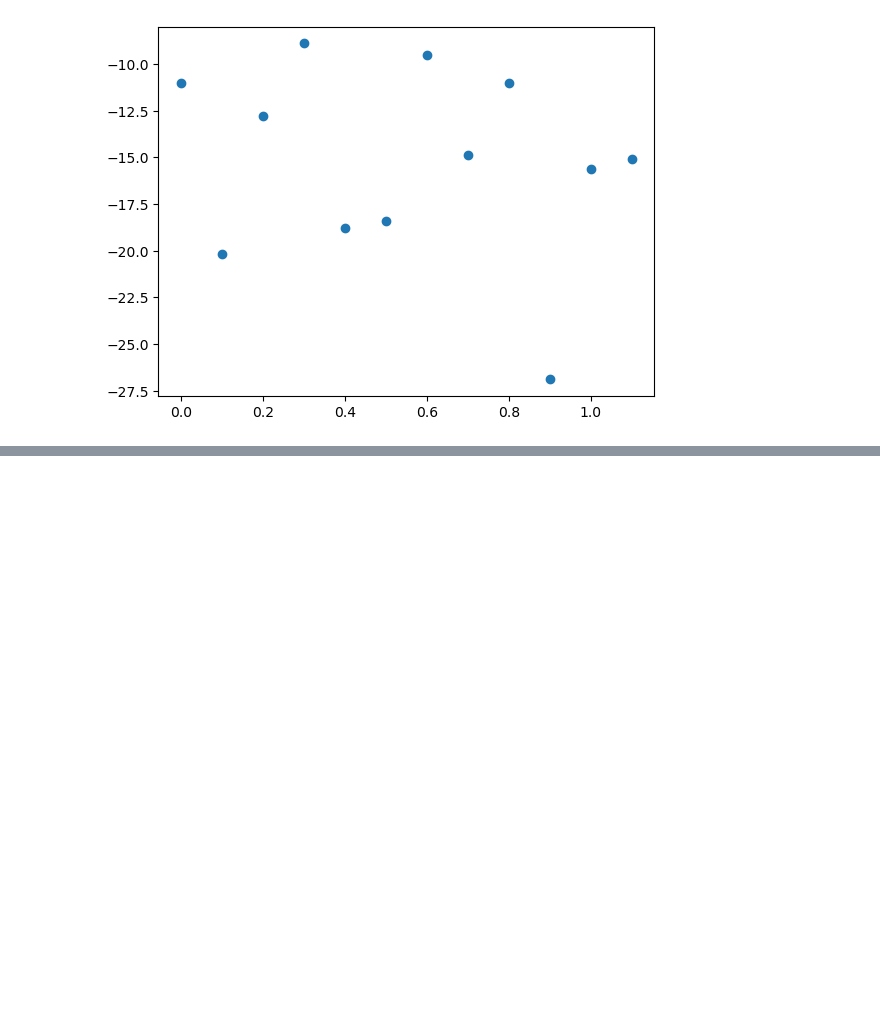
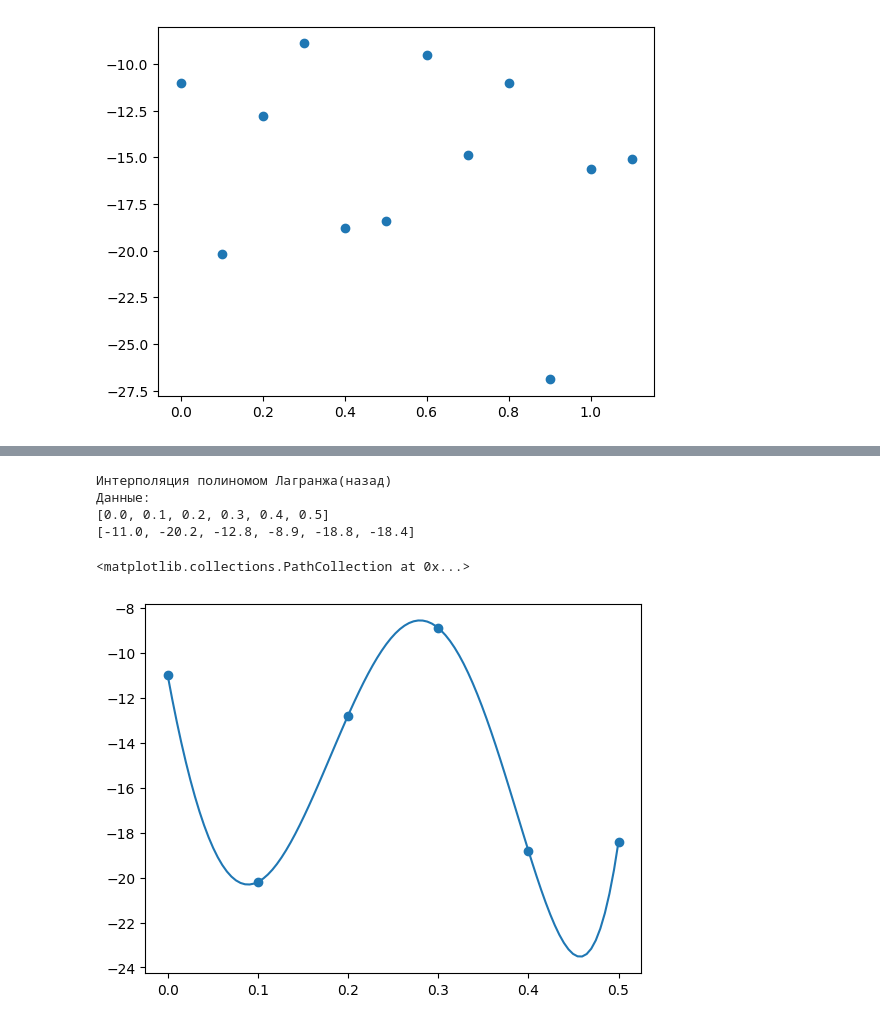
Before and after one commit to GordStep/Python-Mathematical-modeling-methods, a Jupyter notebook: source/lab_3.ipynb, the cells around one changed output, grey strips where cells are left out. Saved outputs shown, nothing was run; the diff lists cells and outputs as text; code cells hidden in the pictures; blank space fills up the shorter version.

```diff
--- a/source/lab_3.ipynb
+++ b/source/lab_3.ipynb
@@ -109,7 +147,7 @@ def k_coeff(ind, k):
 # %%
 def fact(a):
     res = 1
-    for i in range(1, a):
+    for i in range(1, a + 1):
         res *= i
 
     return res
@@ -166,0 +198,12 @@ plt.scatter(X_n, Y_n)
+# %%
+n = len(Y_n) - 1
+
+dy = MakeMatrix(n, n)
+
+for i in range(n):
+    dy[i][0] = Y_n[i + 1] - Y_n[i]
+
+for i in range(1, n):
+    for j in range(n - i):
+        dy[j][i] = dy[j + 1][i - 1] - dy[j][i - 1]
+dy
@@ -166,0 +224,29 @@ plt.scatter(X_n, Y_n)
+# %%
+def InterpolNewtonSK(x):
+    n = len(Y_n) - 1
+    result = Y_n[n]
+
+    q = (x - X_n[n]) / H
+    mult = 1
+
+    for i in range(n):
+        mult *= q + i
+
+        result += dy[n - i - 1][i] * mult / fact(i + 1)
+    return result
+# %%
+x_n = np.linspace(X_n[0], X_n[5], 100)
+y_n = [InterpolNewtonSK(el) for el in x_n]
+
+
+print("Интерполяция полиномом Лагранжа(назад)\nДанные:")
+print(X_n, Y_n, sep='\n')
+plt.plot(x_n, y_n)
+plt.scatter(X_n, Y_n)
+# %% [output]
+Интерполяция полиномом Лагранжа(назад)
+Данные:
+[0.0, 0.1, 0.2, 0.3, 0.4, 0.5]
+[-11.0, -20.2, -12.8, -8.9, -18.8, -18.4]
+<matplotlib.collections.PathCollection at 0x...>
+[figure, added]
```
Also changed, not shown: parts of 25 cells of this notebook.
